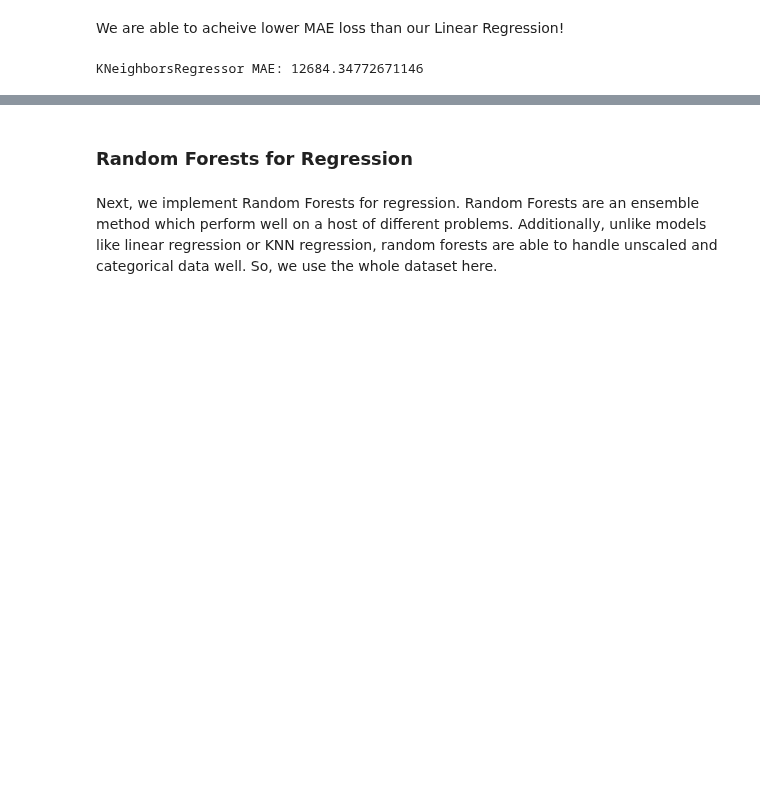
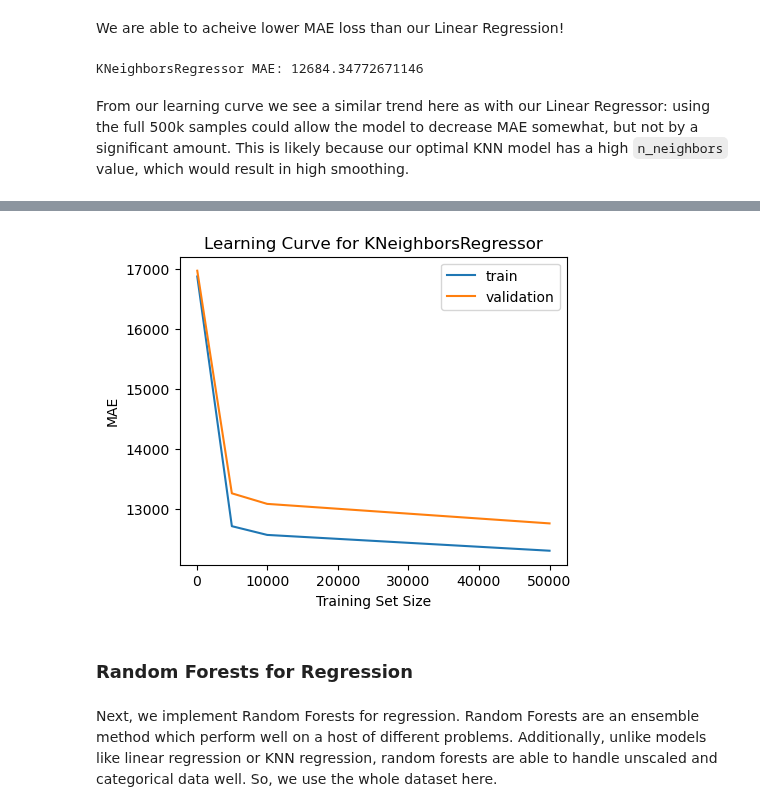
Before and after one commit to COGS118A/Group005-SP23, a Jupyter notebook: rapids.ipynb, the cells around one changed output, grey strips where cells are left out. Saved outputs shown, nothing was run; the diff lists cells and outputs as text; code cells hidden in the pictures; blank space fills up the shorter version.

```diff
--- a/rapids.ipynb
+++ b/rapids.ipynb
@@ -451,3 +489,12 @@ opt_knn_score = mean_absolute_error(cp.asnumpy(opt_knn_preds), cp.asnumpy(y_test
 print('KNeighborsRegressor MAE:', opt_knn_score)
 # %% [output]
 KNeighborsRegressor MAE: 12684.34772671146
+# %%
+opt_knn_params = {'n_neighbors': 30}
+def_kwargs['verbose'] = 2
+opt_knn_model = KNeighborsRegressor(**opt_knn_params, **def_kwargs)
+# %% [markdown]
+From our learning curve we see a similar trend here as with our Linear Regressor: using the full 500k samples could allow the model to decrease MAE somewhat, but not by a significant amount. This is likely because our optimal KNN model has a high `n_neighbors` value, which would result in high smoothing.
+# %%
+get_learning_curve(opt_knn_model, X=cp.asnumpy(X_train_scaled_cupy[:,:len(ordinal_cols)]), y=cp.asnumpy(y_train_cupy), model_name='KNeighborsRegressor')
+# %% [output]
@@ -454,3 +521,4 @@ KNeighborsRegressor MAE: 12684.34772671146
+[figure, added]
 # %% [markdown]
 ### Random Forests for Regression
 # %% [markdown]
```
Also changed, not shown: parts of 14 cells of this notebook.
